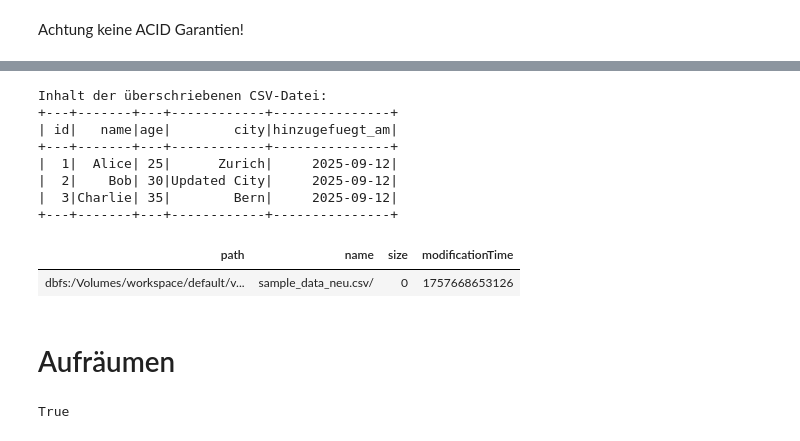
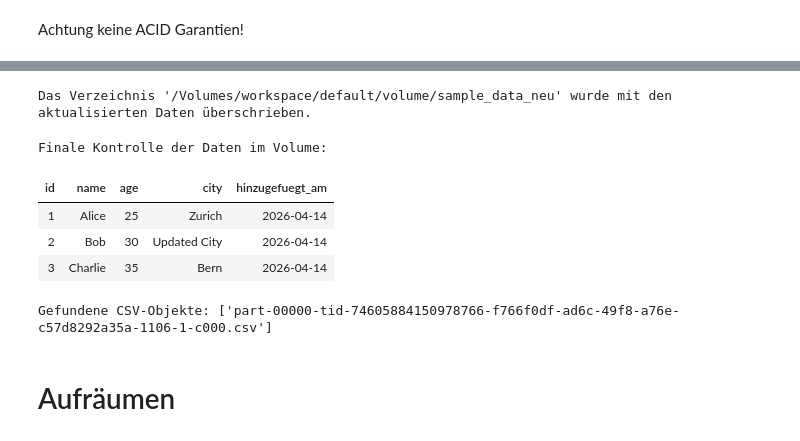
Before and after one commit to philippechr/databricks_lab, a Jupyter notebook: 41_querying_data.ipynb, the cells around one changed output, grey strips where cells are left out. Drawn from its saved outputs; the diff is of its cells as text; code cells hidden in the pictures.

```diff
--- a/41_querying_data.ipynb
+++ b/41_querying_data.ipynb
@@ -330,41 +333,48 @@ Die Datei wurde erfolgreich mit den neuen Daten überschrieben.
-# %%
-# Lese die aktualisierte CSV-Datei aus dem Volume
-df_aktuell = spark.read.csv(
-    "/Volumes/workspace/default/volume/sample_data_neu.csv",
-    header=True,
-    sep=";"
-)
-
-# Zeige den Inhalt des aktualisierten DataFrames an
-print("Inhalt der überschriebenen CSV-Datei:")
-df_aktuell.show()
-# %% [output]
-Inhalt der überschriebenen CSV-Datei:
-+---+-------+---+------------+---------------+
-| id|   name|age|        city|hinzugefuegt_am|
-+---+-------+---+------------+---------------+
-|  1|  Alice| 25|      Zurich|     2025-09-12|
-|  2|    Bob| 30|Updated City|     2025-09-12|
-|  3|Charlie| 35|        Bern|     2025-09-12|
-+---+-------+---+------------+---------------+
-# %%
-%python
-dataset_school = "/Volumes/workspace/default/volume"
-
-all_files = dbutils.fs.ls(dataset_school)
-csv_files = [f for f in all_files if f.name.endswith(".csv/")]
-
-display(csv_files)
-# %% [output]
-| path | name | size | modificationTime |
-| dbfs:/Volumes/workspace/default/v... | sample_data_neu.csv/ | 0 | 1757668653126 |
+# %%
+# Zielpfad definieren (als Verzeichnis/Ordner)
+target_path = "/Volumes/workspace/default/volume/sample_data_neu"
+
+# 1) Das Speichern im Spark-Format (Erzeugt einen Ordner mit CSV-Teilen)
+(df_updated.write
+    .format("csv")
+    .mode("overwrite")
+    .option("header", "true")
+    .option("sep", ";")
+    .save(target_path))
+
+print(f"Das Verzeichnis '{target_path}' wurde mit den aktualisierten Daten überschrieben.")
+# %% [output]
+Das Verzeichnis '/Volumes/workspace/default/volume/sample_data_neu' wurde mit den aktualisierten Daten überschrieben.
+# %%
+# 1) Einlesen der aktualisierten Daten
+df_aktuell = (spark.read
+    .format("csv")
+    .option("header", "true")
+    .option("sep", ";")
+    .option("inferSchema", "true")
+    .load("/Volumes/workspace/default/volume/sample_data_neu"))
+
+# 2) Validierung der Änderungen
+print("Finale Kontrolle der Daten im Volume:")
+display(df_aktuell)
+# %% [output]
+Finale Kontrolle der Daten im Volume:
+| id | name | age | city | hinzugefuegt_am |
+| 1 | Alice | 25 | Zurich | 2026-04-14 |
+| 2 | Bob | 30 | Updated City | 2026-04-14 |
+| 3 | Charlie | 35 | Bern | 2026-04-14 |
+# %%
+import os
+
+dataset_school = "/Volumes/workspace/default/volume/sample_data_neu"
+# Listet alle Einträge auf und filtert nach .csv
+files = [f for f in os.listdir(dataset_school) if f.endswith(".csv")]
+
+print(f"Gefundene CSV-Objekte: {files}")
+# %% [output]
+Gefundene CSV-Objekte: ['part-00000-tid-74605884150978766-f766f0df-ad6c-49f8-a76e-c57d8292a35a-1106-1-c000.csv']
 # %% [markdown]
 # Aufräumen
 # %%
 %sql
 DROP TABLE my_csv_table;
-# %%
-# Lösche die Datei aus dem Volume
-dbutils.fs.rm("/Volumes/workspace/default/volume/sample_data_neu.csv", True)
-# %% [output]
-True
```
Also changed, not shown: parts of 16 cells of this notebook.
